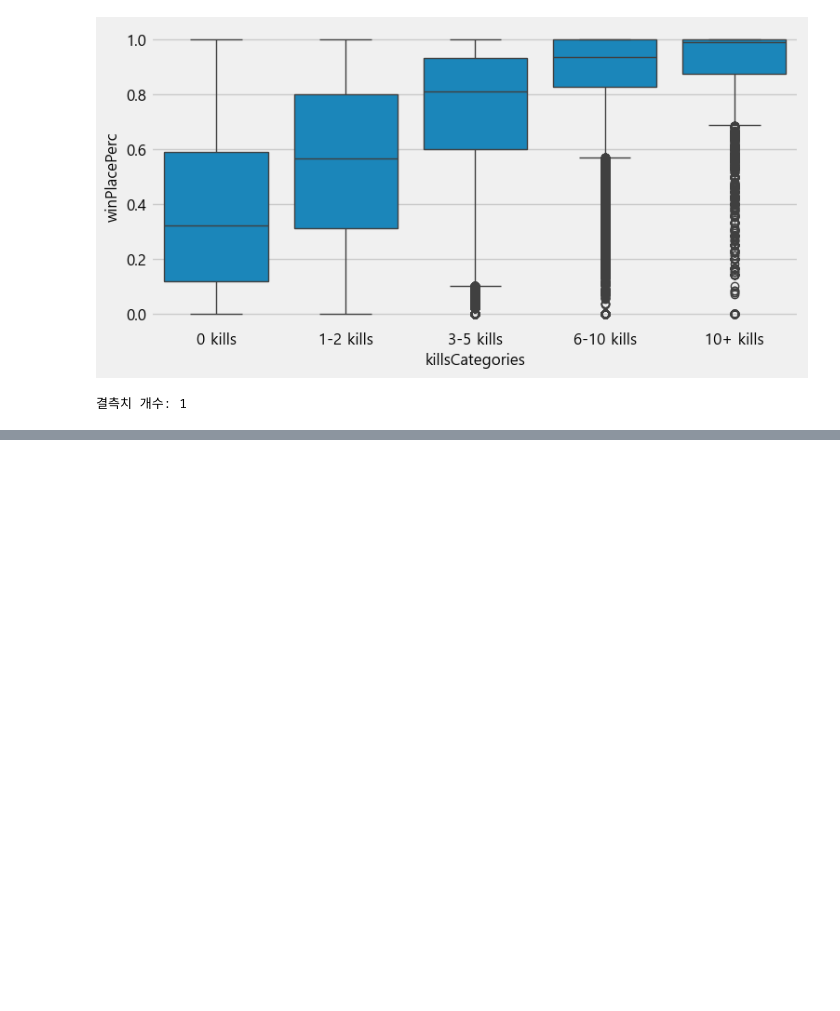
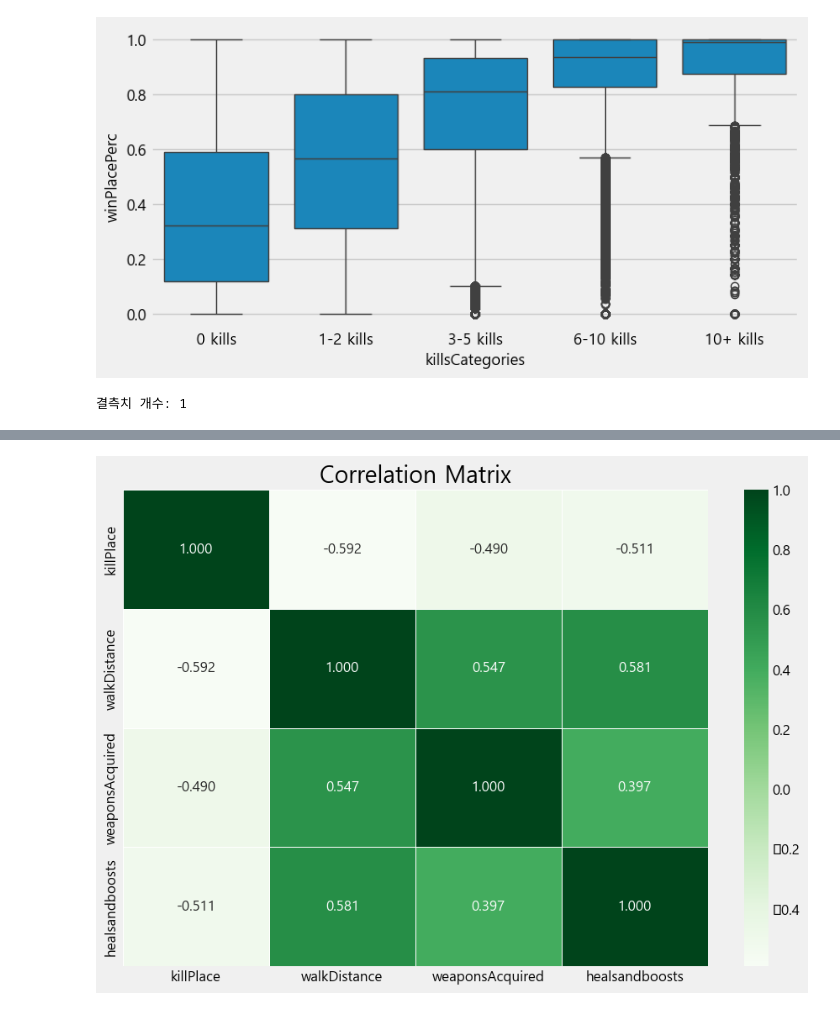
Before and after one commit to gclogs/data-analysis, a Jupyter notebook: kaggle-game-battleground/da.ipynb, the cells around one changed output, grey strips where cells are left out. Drawn from its saved outputs; the diff is of its cells as text; code cells hidden in the pictures; blank space fills up the shorter version.

```diff
--- a/kaggle-game-battleground/da.ipynb
+++ b/kaggle-game-battleground/da.ipynb
@@ -166,0 +328,11 @@ train = train.drop(2744604).reset_index(drop=True)
+# %%
+df_keep=df[rf_feature_importance[rf_feature_importance['Feature Importance'] > 0.05].index].copy()
+X_train, X_valid = split_vals(df_keep, n_trn)
+
+corr = df_keep.corr()
+plt.figure(figsize=(10, 7))
+sns.heatmap(corr, cmap='Greens', annot=True, linewidths=0.5, fmt='.3f', cbar=True)
+plt.title('Correlation Matrix', size=20)
+plt.show()
+# %% [output]
+[figure, added]
```
Also changed, not shown: parts of 12 cells of this notebook.
